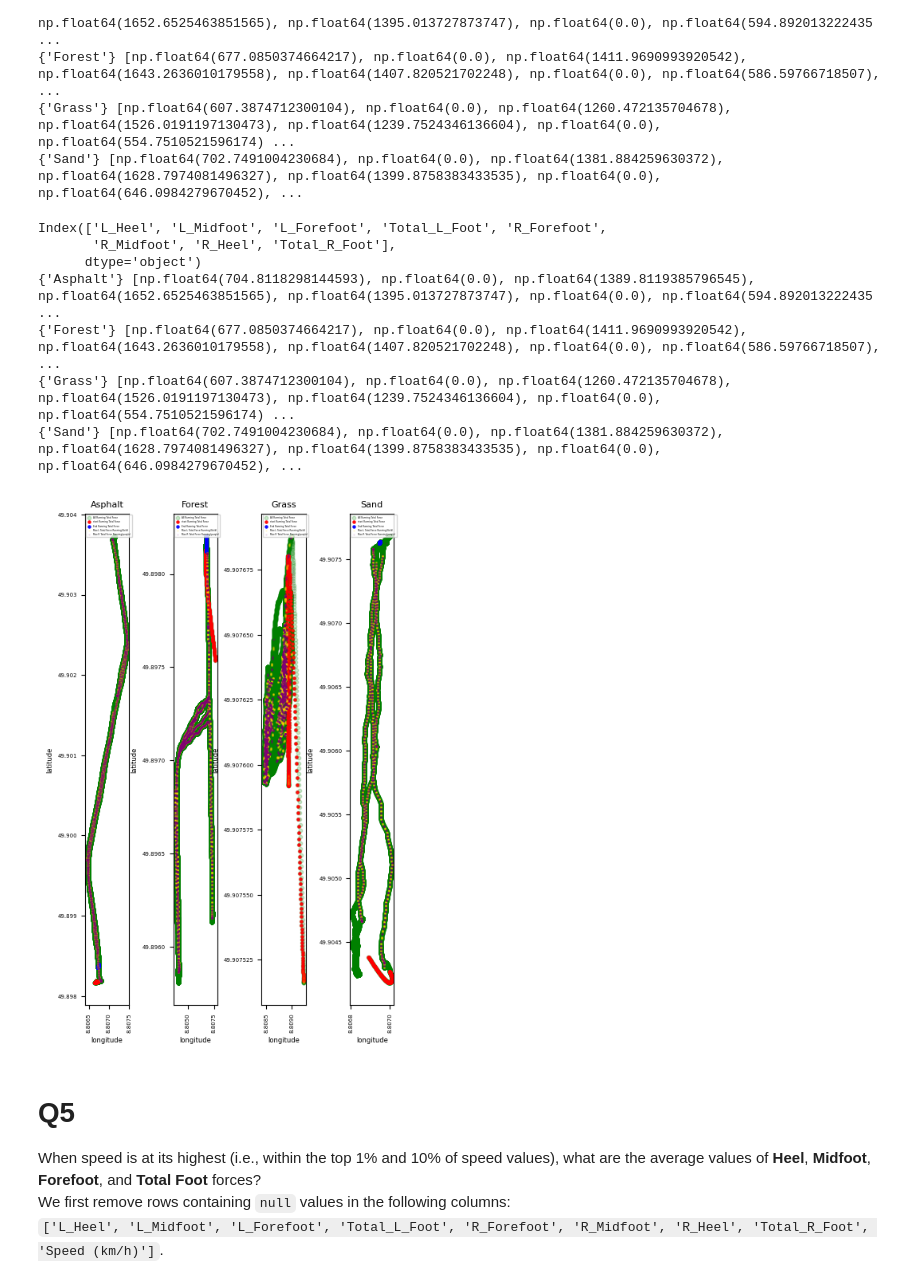
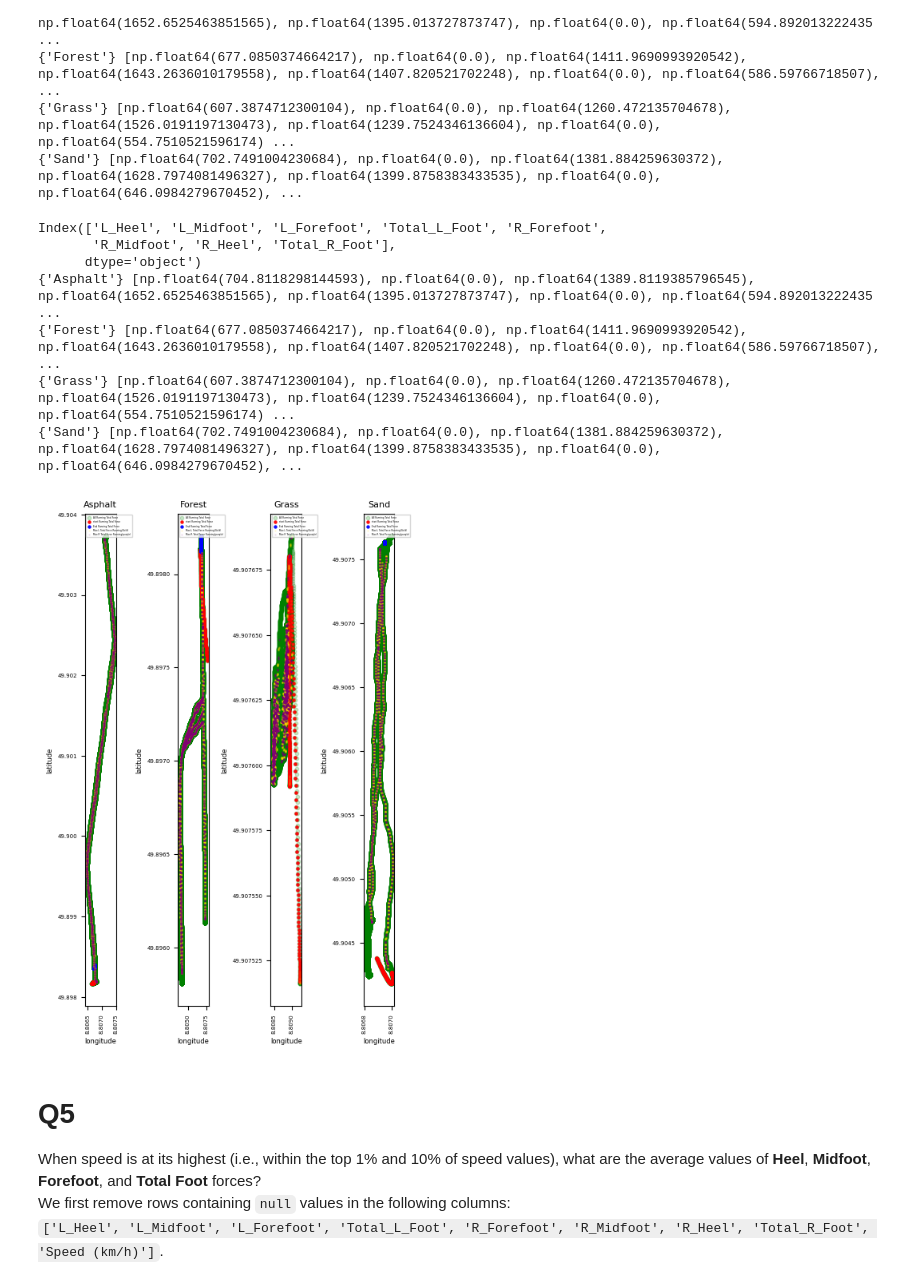
Before and after one commit to Mohsenmohebbi1993/Biomechanik, a Jupyter notebook: notebooks/3. Analysis Foot HeartRate GPX.ipynb, the cells around one changed output. Saved outputs shown, nothing was run; the diff lists cells and outputs as text; code cells hidden in the pictures.

```diff
--- a/notebooks/3. Analysis Foot HeartRate GPX.ipynb
+++ b/notebooks/3. Analysis Foot HeartRate GPX.ipynb
@@ -361,7 +361,7 @@ print(col)
 
 loc_plot = 1
 plt.figure(figsize=(5,8))
-plt.subplots_adjust(wspace=1.0)
+plt.subplots_adjust(wspace=2.0)
 for i in name_17:
     df = globals()[i].copy()
     df_first = df.dropna(subset=["latitude", "longitude"]).head(300).copy()
@@ -388,34 +388,34 @@ for i in name_17:
     print({df["foundation"].iloc[0]} , list(row_data))
 
     sorted_df_speed = df.sort_values(by="Total_L_Foot", ascending=False)
     top_df = sorted_df_speed.head(int(len(sorted_df_speed) * top))
     plt.scatter(top_df["longitude"], top_df["latitude"],
                 s=1, color="gold", alpha=0.10, linestyle='-',
                 label="Max L Total Force Running(Gold)")
 
     sorted_df_speed = df.sort_values(by="Total_R_Foot", ascending=False)
     top_df = sorted_df_speed.head(int(len(sorted_df_speed) * top))
     plt.scatter(top_df["longitude"], top_df["latitude"],
                 s=1, color="purple", alpha=0.08, linestyle='-',
                 label="Max R Total Force Running(purple)")
     loc_plot+=1
     plt.xlabel("longitude", fontsize=6)
     plt.xticks(rotation=90, fontsize=5)
     plt.ylabel("latitude", fontsize=6)
     plt.yticks(fontsize=5)
     ax = plt.gca()
     ax.ticklabel_format(useOffset=False, style='plain')
     plt.title(f"{df["foundation"].iloc[0]}", fontsize=8)
     plt.legend(loc='upper left', fontsize=2)
 # %% [output]
 Index(['L_Heel', 'L_Midfoot', 'L_Forefoot', 'Total_L_Foot', 'R_Forefoot',
        'R_Midfoot', 'R_Heel', 'Total_R_Foot'],
       dtype='object')
 {'Asphalt'} [np.float64(704.8118298144593), np.float64(0.0), np.float64(1389.8119385796545), np.float64(1652.6525463851565), np.float64(1395.013727873747), np.float64(0.0), np.float64(594.892013222435 ...
 {'Forest'} [np.float64(677.0850374664217), np.float64(0.0), np.float64(1411.9690993920542), np.float64(1643.2636010179558), np.float64(1407.820521702248), np.float64(0.0), np.float64(586.59766718507), ...
 {'Grass'} [np.float64(607.3874712300104), np.float64(0.0), np.float64(1260.472135704678), np.float64(1526.0191197130473), np.float64(1239.7524346136604), np.float64(0.0), np.float64(554.7510521596174) ...
 {'Sand'} [np.float64(702.7491004230684), np.float64(0.0), np.float64(1381.884259630372), np.float64(1628.7974081496327), np.float64(1399.8758383433535), np.float64(0.0), np.float64(646.0984279670452), ...
-[figure, old version]
+[figure, new version]
 # %% [markdown]
 # Q5
 When speed is at its highest (i.e., within the top 1% and 10% of speed values), what are the average values of **Heel**, **Midfoot**, **Forefoot**, and **Total Foot** forces?
```
Also changed, not shown: parts of 9 cells of this notebook.
